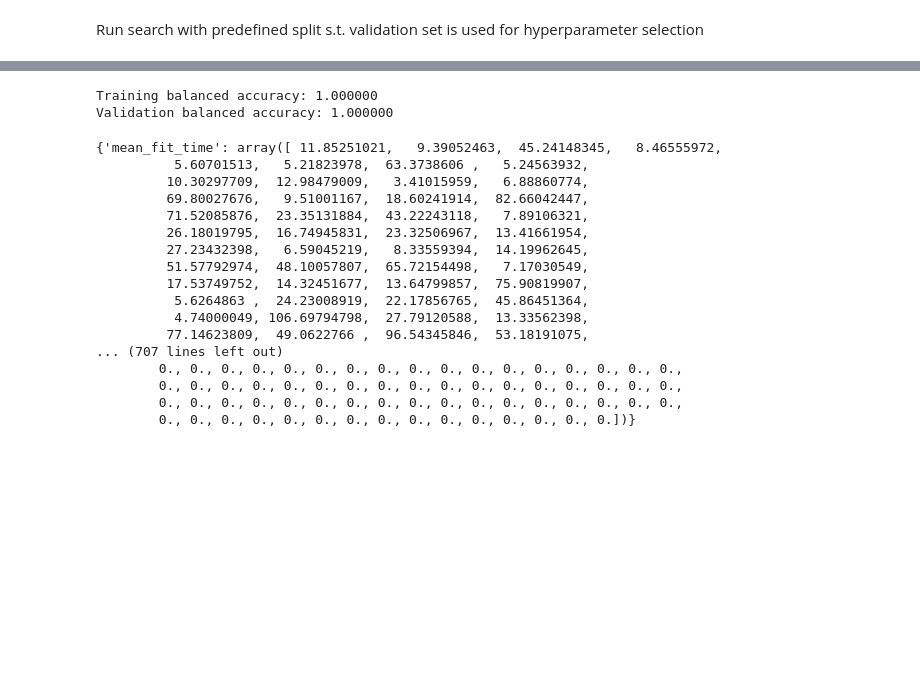
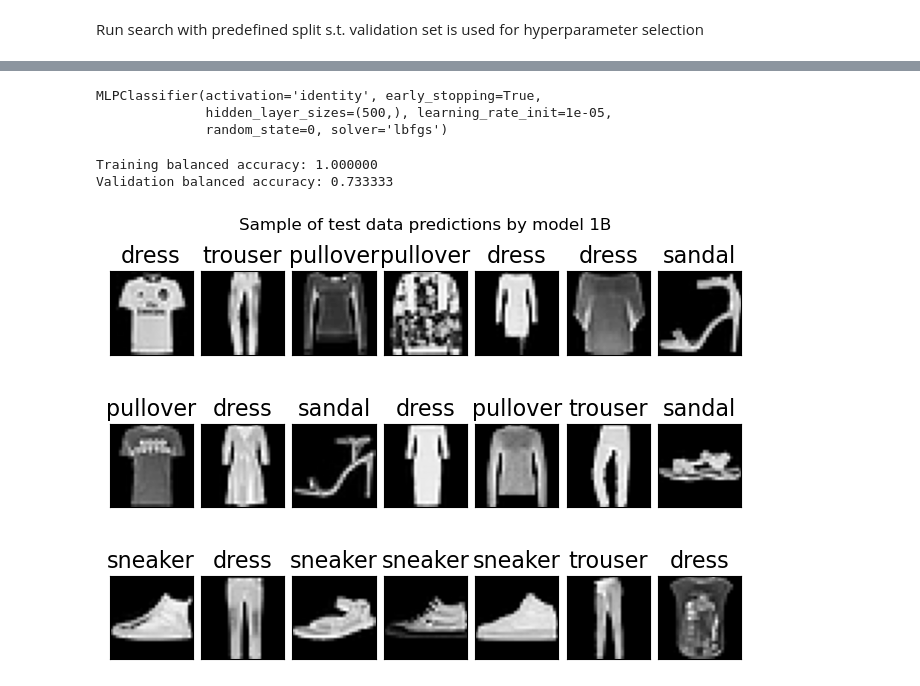
Before and after one commit to ratva/Multi-class-Image-Classification-for-Unbalanced-Fashion-Data, a Jupyter notebook: Problem1.ipynb, the cells around one changed output, grey strips where cells are left out. Saved outputs shown, nothing was run; the diff lists cells and outputs as text; code cells hidden in the pictures; blank space fills up the shorter version.

```diff
--- a/Problem1.ipynb
+++ b/Problem1.ipynb
@@ -145,26 +176,39 @@ Pipeline(steps=[('rand_search',
+# %%
+bestMLP1b = sklearn.neural_network.MLPClassifier( solver='lbfgs', random_state = 0, shuffle=True, early_stopping = True, learning_rate_init=1e-05,learning_rate ='constant',hidden_layer_sizes=(500,),activation='identity')
+bestMLP1b.fit(x_tr,y_tr_df["class_name"])
+# %% [output]
+MLPClassifier(activation='identity', early_stopping=True,
+              hidden_layer_sizes=(500,), learning_rate_init=1e-05,
+              random_state=0, solver='lbfgs')
 # %%
-tr_acc = sklearn.metrics.balanced_accuracy_score(y_tr_df['class_name'], fashion_pipes['rand_search'].predict(x_tr))
-va_acc = sklearn.metrics.balanced_accuracy_score(y_va_df['class_name'], fashion_pipes['rand_search'].predict(x_va))
+tr_acc = sklearn.metrics.balanced_accuracy_score(y_tr_df['class_name'], bestMLP1b.predict(x_tr))
+va_acc = sklearn.metrics.balanced_accuracy_score(y_va_df['class_name'], bestMLP1b.predict(x_va))
 print("Training balanced accuracy: %f\nValidation balanced accuracy: %f" % (tr_acc, va_acc))
-
-fashion_pipes['rand_search'].cv_results_
 # %% [output]
 Training balanced accuracy: 1.000000
-Validation balanced accuracy: 1.000000
+Validation balanced accuracy: 0.733333
-{'mean_fit_time': array([ 11.85251021,   9.39052463,  45.24148345,   8.46555972,
-          5.60701513,   5.21823978,  63.3738606 ,   5.24563932,
-         10.30297709,  12.98479009,   3.41015959,   6.88860774,
-         69.80027676,   9.51001167,  18.60241914,  82.66042447,
-         71.52085876,  23.35131884,  43.22243118,   7.89106321,
-         26.18019795,  16.74945831,  23.32506967,  13.41661954,
-         27.23432398,   6.59045219,   8.33559394,  14.19962645,
-         51.57792974,  48.10057807,  65.72154498,   7.17030549,
-         17.53749752,  14.32451677,  13.64799857,  75.90819907,
-          5.6264863 ,  24.23008919,  22.17856765,  45.86451364,
-          4.74000049, 106.69794798,  27.79120588,  13.33562398,
-         77.14623809,  49.0622766 ,  96.54345846,  53.18191075,
-... (707 lines left out)
-        0., 0., 0., 0., 0., 0., 0., 0., 0., 0., 0., 0., 0., 0., 0., 0., 0.,
-        0., 0., 0., 0., 0., 0., 0., 0., 0., 0., 0., 0., 0., 0., 0., 0., 0.,
-        0., 0., 0., 0., 0., 0., 0., 0., 0., 0., 0., 0., 0., 0., 0., 0., 0.,
-        0., 0., 0., 0., 0., 0., 0., 0., 0., 0., 0., 0., 0., 0., 0.])}
+# %%
+pred_tr = bestMLP1b.predict(x_tr)
+pred_va = bestMLP1b.predict(x_va)
+pred_te = bestMLP1b.predict(x_te)
+
+# Save output of prediction on test data to a file.
+np.savetxt('yhat_test.txt', pred_te, delimiter='\n', fmt='%s')
+# %%
+# Plot test data
+rows = 3
+cols = 7
+fig, axgrid = plt.subplots(rows, cols, layout="constrained")
+
+for imageID in range(rows*cols):
+    ax = axgrid[np.unravel_index( imageID, (rows,cols))]
+    x_SS = x_te[imageID].reshape((28,28))
+    ax.imshow(x_SS, vmin=0, vmax=255, cmap='gray')
+    ax.set_xticks([]); ax.set_yticks([]);
+    label = pred_te[imageID]
+    ax.set_title(label, fontsize=16)
+# plt.tight_layout();
+fig.suptitle("Sample of test data predictions by model 1B")
+plt.show();
+# %% [output]
+[figure, added]
```
Also changed, not shown: parts of 17 cells of this notebook, 8 other files.
